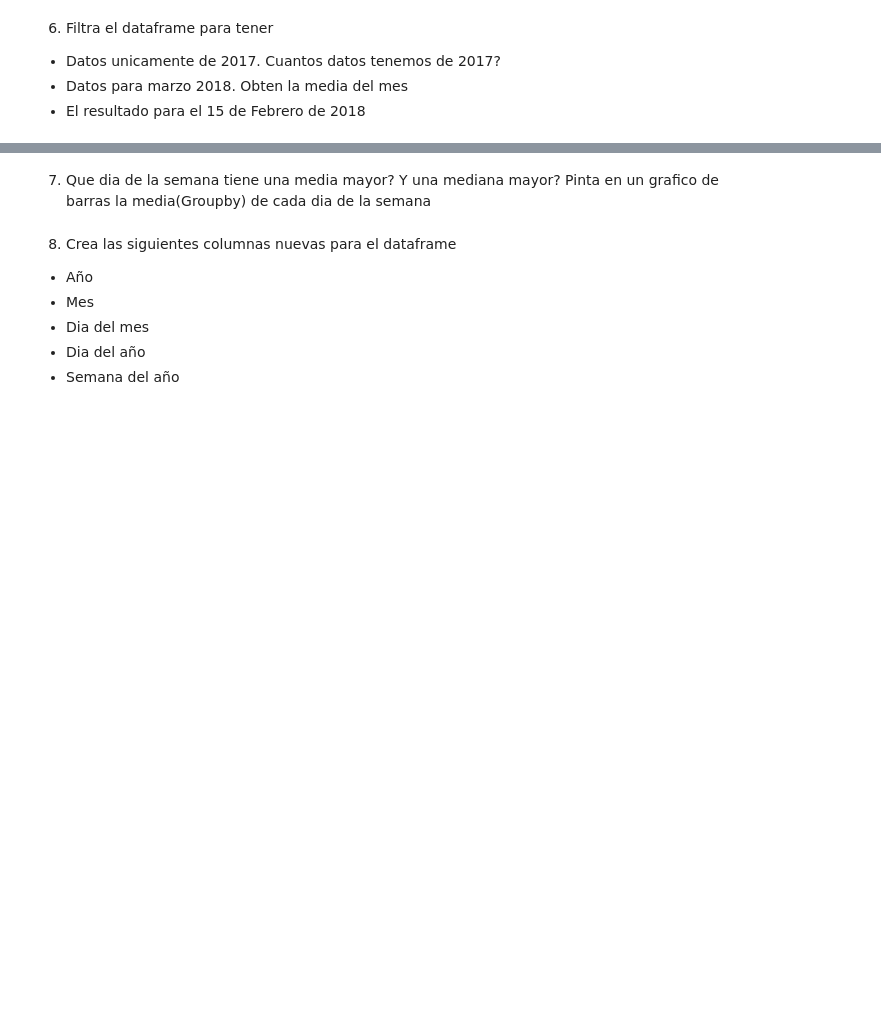
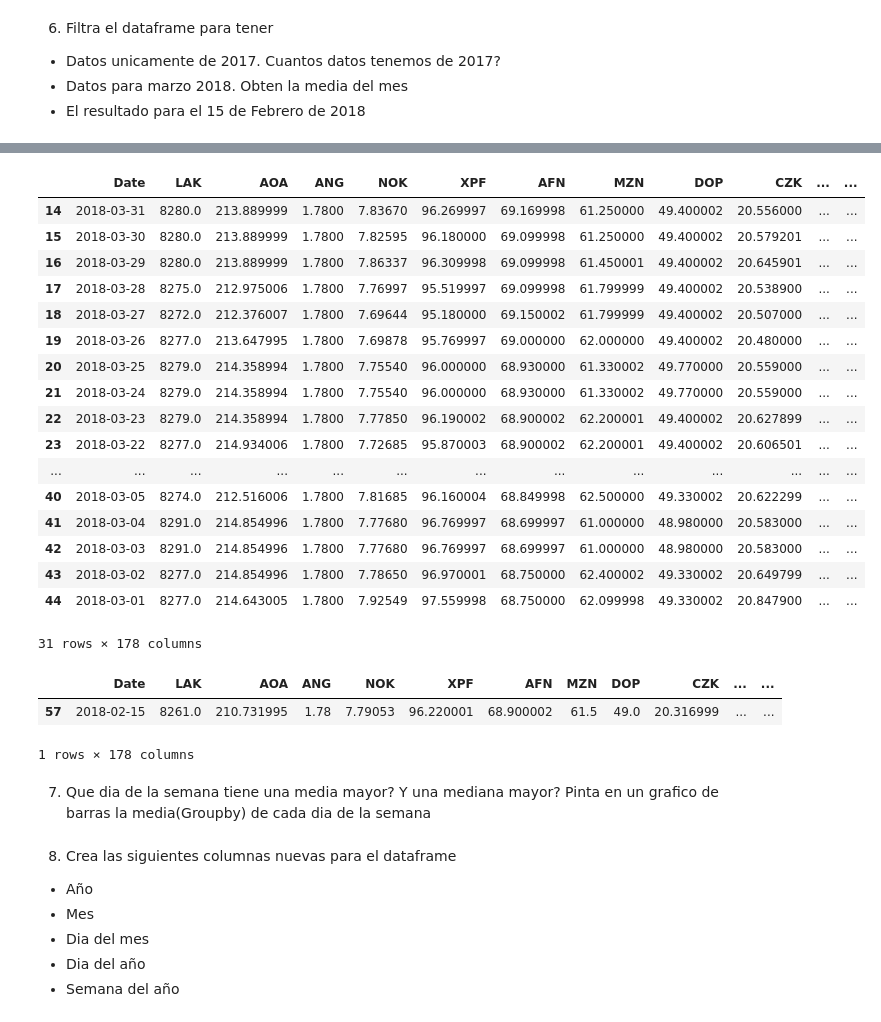
Before and after one commit to ElisaJacky/Time-series, a Jupyter notebook: intro-ejercicios-time-python_v2.ipynb, the cells around one changed output, grey strips where cells are left out. Cells and saved outputs as stored; diff of their text form; code cells hidden in the pictures; blank space fills up the shorter version.

```diff
--- a/intro-ejercicios-time-python_v2.ipynb
+++ b/intro-ejercicios-time-python_v2.ipynb
@@ -66,4 +199,4 @@ import numpy as np
 # %% [markdown]
 1. Lee el archivo con pandas (no incluyas ningun parametro de momento)
 # %%
-link = 'https://raw.githubusercontent.com/AnotherKamila/currency-exchange-rates/master/rates.csv'
+Link='https://raw.githubusercontent.com/AnotherKamila/currency-exchange-rates/master/rates.csv'
@@ -74,2 +275,6 @@ link = 'https://raw.githubusercontent.com/AnotherKamila/currency-exchange-rates/
 # %% [markdown]
 4. Vuelve a leer el archivo, esta vez asignando el parametro al indice y el camo date como fecha. Comprueba que los dataframes son iguales (Se puede utilizar la funcion df.equals(exactly_equal) para comprobar dos dataframes)
+# %%
+linkcsv2=pd.read_csv(Link)
+# %%
+linkcsv2 = linkcsv2.set_index( 'Date')
@@ -83,3 +332,36 @@ link = 'https://raw.githubusercontent.com/AnotherKamila/currency-exchange-rates/
+# %%
+#March 2018
+df_0318 = linkcsv2.sort_index()
+df_0318 = linkcsv2.reset_index()
+df_0318[df_0318['Date'].between('2018-03-01', '2018-03-31')]
+# %% [output]
+|  | Date | LAK | AOA | ANG | NOK | XPF | AFN | MZN | DOP | CZK | ... | ... |
+| 14 | 2018-03-31 | 8280.0 | 213.889999 | 1.7800 | 7.83670 | 96.269997 | 69.169998 | 61.250000 | 49.400002 | 20.556000 | ... | ... |
+| 15 | 2018-03-30 | 8280.0 | 213.889999 | 1.7800 | 7.82595 | 96.180000 | 69.099998 | 61.250000 | 49.400002 | 20.579201 | ... | ... |
+| 16 | 2018-03-29 | 8280.0 | 213.889999 | 1.7800 | 7.86337 | 96.309998 | 69.099998 | 61.450001 | 49.400002 | 20.645901 | ... | ... |
+| 17 | 2018-03-28 | 8275.0 | 212.975006 | 1.7800 | 7.76997 | 95.519997 | 69.099998 | 61.799999 | 49.400002 | 20.538900 | ... | ... |
+| 18 | 2018-03-27 | 8272.0 | 212.376007 | 1.7800 | 7.69644 | 95.180000 | 69.150002 | 61.799999 | 49.400002 | 20.507000 | ... | ... |
+| 19 | 2018-03-26 | 8277.0 | 213.647995 | 1.7800 | 7.69878 | 95.769997 | 69.000000 | 62.000000 | 49.400002 | 20.480000 | ... | ... |
+| 20 | 2018-03-25 | 8279.0 | 214.358994 | 1.7800 | 7.75540 | 96.000000 | 68.930000 | 61.330002 | 49.770000 | 20.559000 | ... | ... |
+| 21 | 2018-03-24 | 8279.0 | 214.358994 | 1.7800 | 7.75540 | 96.000000 | 68.930000 | 61.330002 | 49.770000 | 20.559000 | ... | ... |
+| 22 | 2018-03-23 | 8279.0 | 214.358994 | 1.7800 | 7.77850 | 96.190002 | 68.900002 | 62.200001 | 49.400002 | 20.627899 | ... | ... |
+| 23 | 2018-03-22 | 8277.0 | 214.934006 | 1.7800 | 7.72685 | 95.870003 | 68.900002 | 62.200001 | 49.400002 | 20.606501 | ... | ... |
+| ... | ... | ... | ... | ... | ... | ... | ... | ... | ... | ... | ... | ... |
+| 40 | 2018-03-05 | 8274.0 | 212.516006 | 1.7800 | 7.81685 | 96.160004 | 68.849998 | 62.500000 | 49.330002 | 20.622299 | ... | ... |
+| 41 | 2018-03-04 | 8291.0 | 214.854996 | 1.7800 | 7.77680 | 96.769997 | 68.699997 | 61.000000 | 48.980000 | 20.583000 | ... | ... |
+| 42 | 2018-03-03 | 8291.0 | 214.854996 | 1.7800 | 7.77680 | 96.769997 | 68.699997 | 61.000000 | 48.980000 | 20.583000 | ... | ... |
+| 43 | 2018-03-02 | 8277.0 | 214.854996 | 1.7800 | 7.78650 | 96.970001 | 68.750000 | 62.400002 | 49.330002 | 20.649799 | ... | ... |
+| 44 | 2018-03-01 | 8277.0 | 214.643005 | 1.7800 | 7.92549 | 97.559998 | 68.750000 | 62.099998 | 49.330002 | 20.847900 | ... | ... |
+31 rows × 178 columns
+# %%
+#150218
+df_0218 = linkcsv2.sort_index()
+df_0218 = linkcsv2.reset_index()
+df_0218[df_0218['Date'].between('2018-02-15', '2018-02-15')]
+# %% [output]
+|  | Date | LAK | AOA | ANG | NOK | XPF | AFN | MZN | DOP | CZK | ... | ... |
+| 57 | 2018-02-15 | 8261.0 | 210.731995 | 1.78 | 7.79053 | 96.220001 | 68.900002 | 61.5 | 49.0 | 20.316999 | ... | ... |
+1 rows × 178 columns
 # %% [markdown]
 7. Que dia de la semana tiene una media mayor? Y una mediana mayor? Pinta en un grafico de barras la media(Groupby) de cada dia de la semana
 # %% [markdown]
```
Also changed, not shown: parts of 33 cells of this notebook.
